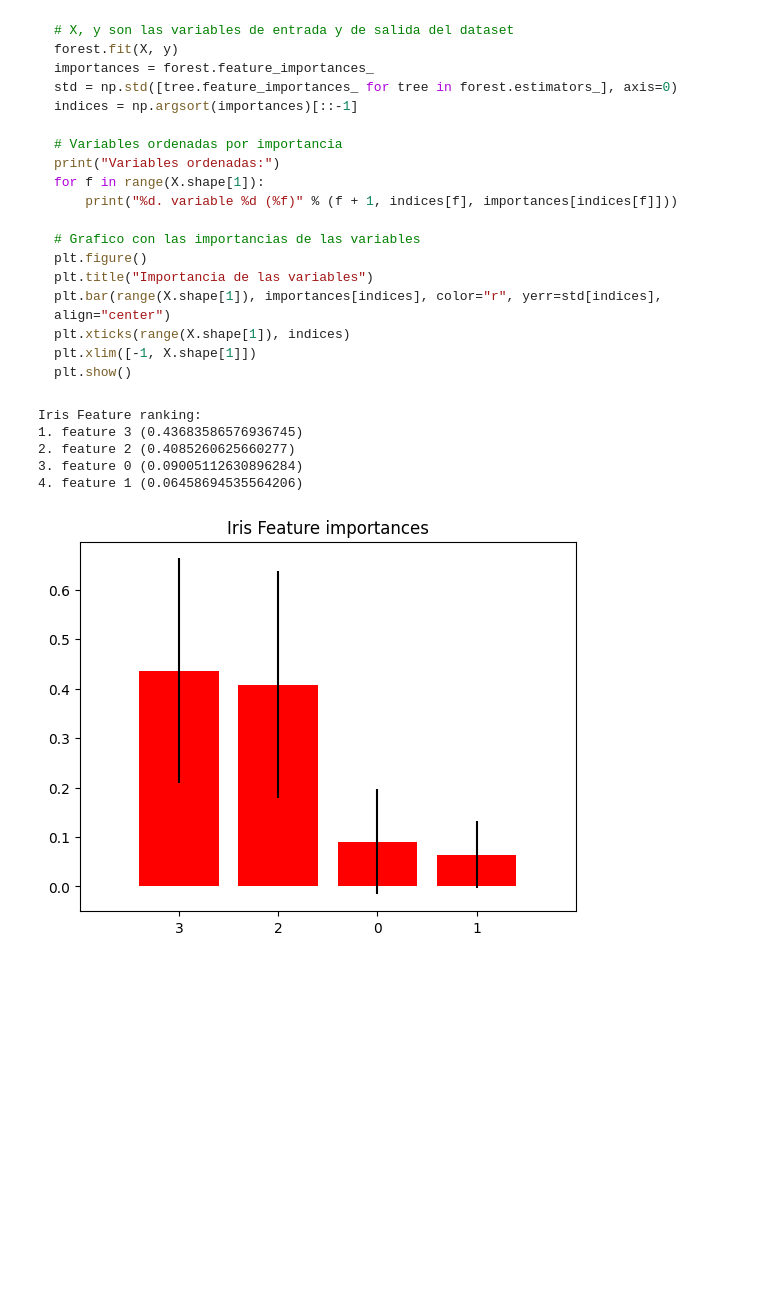
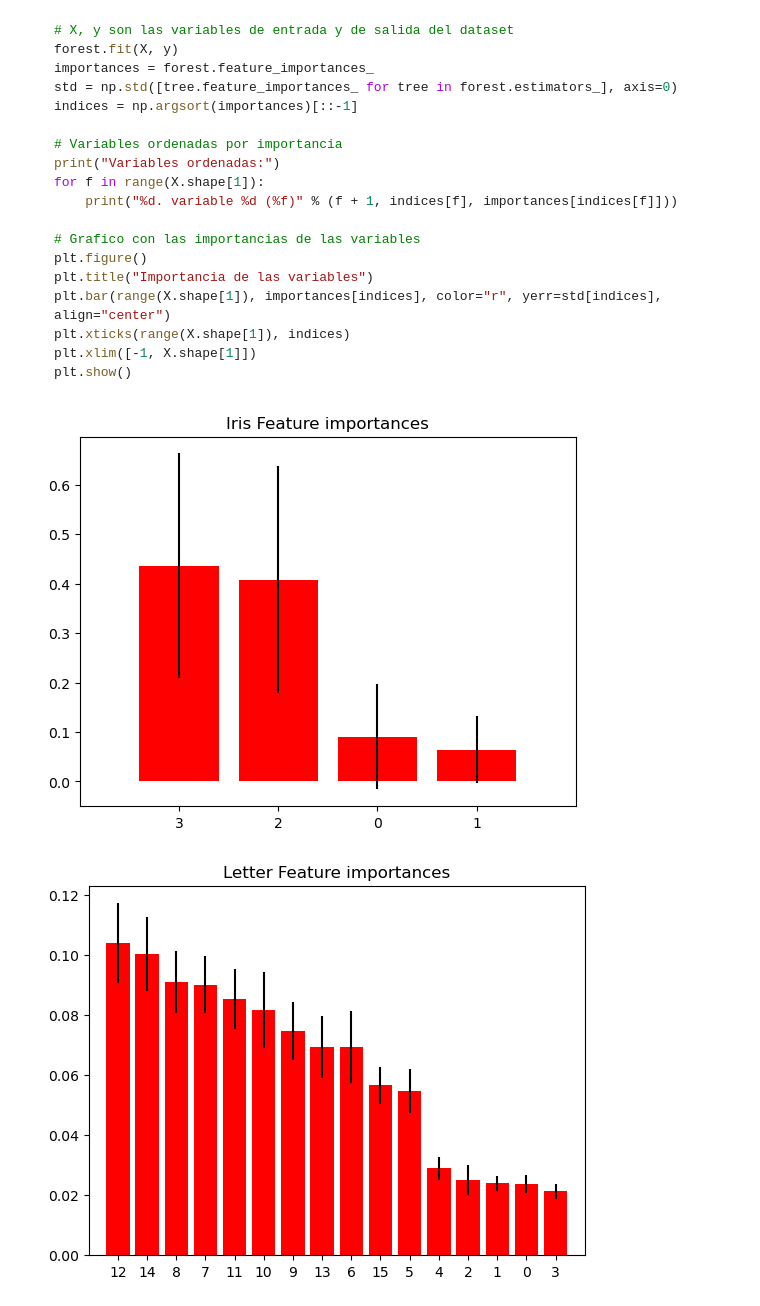
Before and after one commit to miermontoto/Negocio, a Jupyter notebook: PL/p2/main.ipynb, the cells around one changed output. Drawn from its saved outputs; the diff is of its cells as text; code cells hidden in the pictures; blank space fills up the shorter version.

````diff
--- a/PL/p2/main.ipynb
+++ b/PL/p2/main.ipynb
@@ -163,33 +158,10 @@ plt.xticks(range(X.shape[1]), indices)
 plt.xlim([-1, X.shape[1]])
 plt.show()
 ```
-# %%
-import matplotlib.pyplot as plt
-from sklearn.ensemble import ExtraTreesClassifier
-import numpy as np
-
-forest = ExtraTreesClassifier(n_estimators=250, random_state=0)
-
-forest.fit(iris_x, iris_y)
-iris_importances = forest.feature_importances_
-std = np.std([tree.feature_importances_ for tree in forest.estimators_], axis=0)
-indices = np.argsort(iris_importances)[::-1]
-
-# Variables ordenadas por importancia
-print("Iris Feature ranking:")
-for f in range(iris_x.shape[1]):
-	print(f"{f + 1}. feature {indices[f]} ({iris_importances[indices[f]]})")
-
-plt.figure()
-plt.title("Iris Feature importances")
-plt.bar(range(iris_x.shape[1]), iris_importances[indices], color="r", yerr=std[indices], align="center")
-plt.xticks(range(iris_x.shape[1]), indices)
-plt.xlim([-1, iris_x.shape[1]])
-plt.show()
-# %% [output]
-Iris Feature ranking:
-1. feature 3 (0.43683586576936745)
-2. feature 2 (0.4085260625660277)
-3. feature 0 (0.09005112630896284)
-4. feature 1 (0.06458694535564206)
-[figure, removed]
+# %%
+utils.importances(iris_x, iris_y, "Iris")
+utils.importances(letter_x, letter_y, "Letter")
+utils.importances(synthetic_x, synthetic_y, "Synthetic")
+# %% [output]
+[figure, added]
+[figure, added]
````
Also changed, not shown: parts of 4 cells of this notebook, 11 other files.
